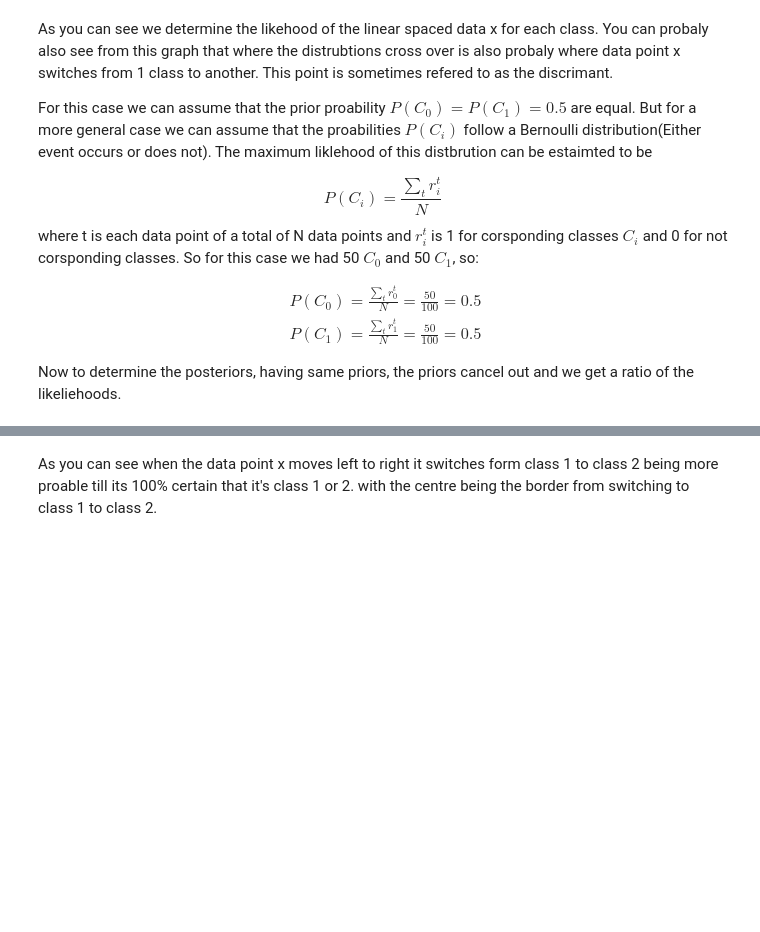
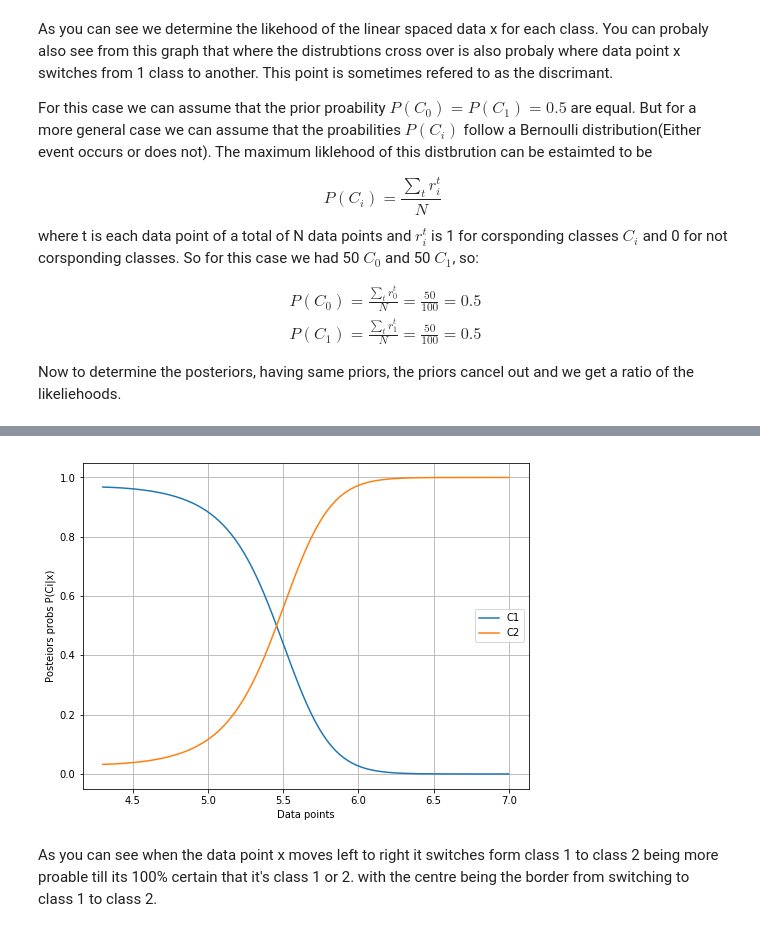
Before and after one commit to Aiden0/machine_learning, a Jupyter notebook: Machine Learning Notebook/1_Classification.ipynb, the cells around one changed output, grey strips where cells are left out. Saved outputs shown, nothing was run; the diff lists cells and outputs as text; code cells hidden in the pictures; blank space fills up the shorter version.

```diff
--- a/Machine Learning Notebook/1_Classification.ipynb
+++ b/Machine Learning Notebook/1_Classification.ipynb
@@ -207,12 +206,11 @@ Now to determine the posteriors, having same priors, the priors cancel out and w
 #P(C1|x) = P(C1|x)/(P(C1|x)+P(C2|x))
 #Assuming priors of each class is same
 #i.e P(C1)=P(C2)=0.5
-fig, axes = plt.subplots()
+fig, axes = plt.subplots(figsize=(8, 6))
 c1, = axes.plot(x,P1/(P1+P2),label='C1')
 c2, = axes.plot(x,P2/(P1+P2),label='C2')
 axes.set_xlabel("Data points")
 axes.set_ylabel("Posteiors probs P(Ci|x)")
 axes.legend(handles=[c1,c2])
 axes.grid()
-fig.show()
 # %% [output]
@@ -221,3 +217,4 @@ fig.show()
+[figure, added]
 # %% [markdown]
 As you can see when the data point x moves left to right it switches form class 1 to class 2 being more proable till its 100% certain that it's class 1 or 2. with the centre being the border from switching to class 1 to class 2.
 # %% [markdown]
```
Also changed, not shown: parts of 8 cells of this notebook, 1 other file.
